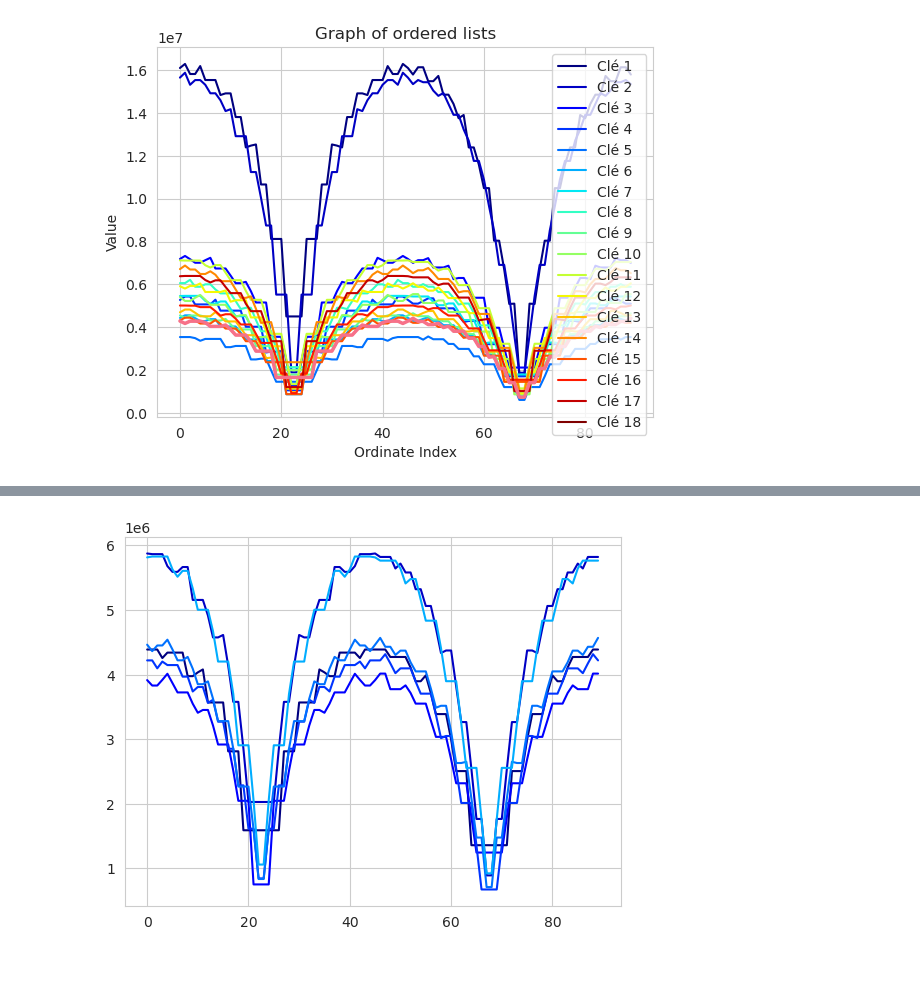
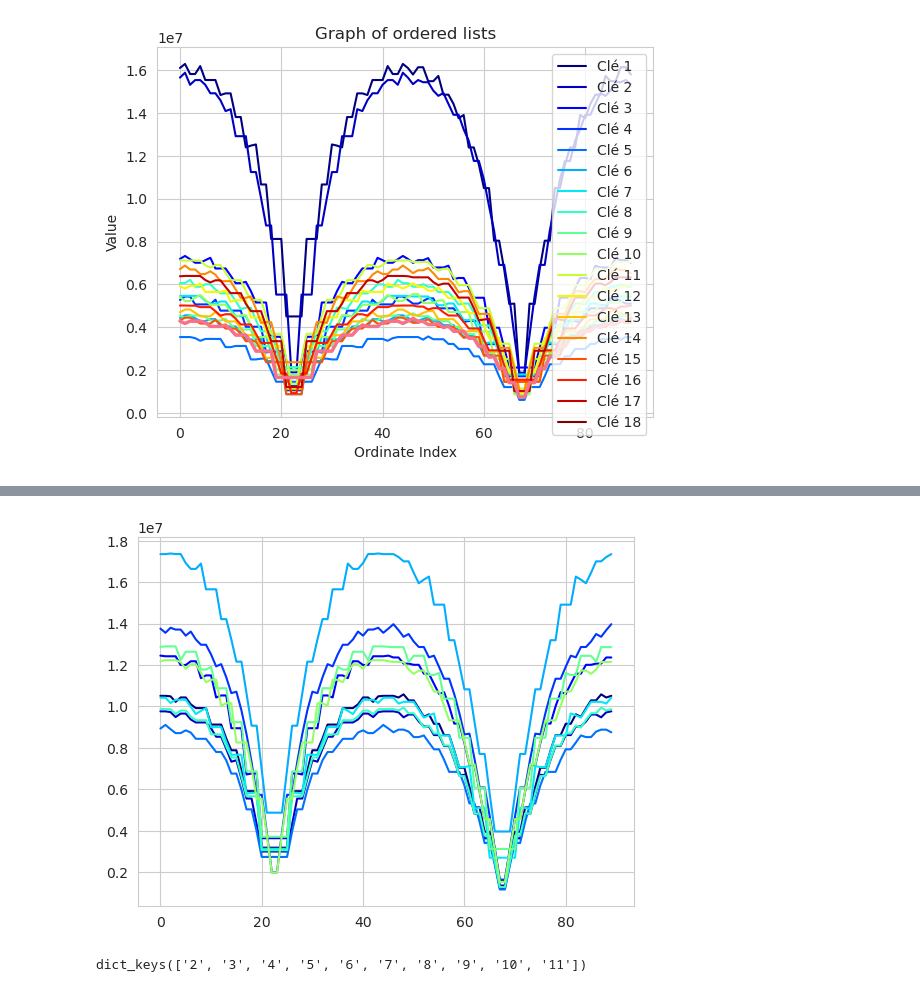
Before and after one commit to MontpellierRessourcesImagerie/psf-analysis, a Jupyter notebook: Plots_PSF.ipynb, the cells around one changed output, grey strips where cells are left out. Saved outputs shown, nothing was run; the diff lists cells and outputs as text; code cells hidden in the pictures.

```diff
--- a/Plots_PSF.ipynb
+++ b/Plots_PSF.ipynb
@@ -89,40 +89,44 @@ Ignoring `palette` because no `hue` variable has been assigned.
 import json
 import plotly.graph_objs as go
 
-path = '/home/shaswati/Documents/PSF/63x-confocal-ok/plots/radial_profiles_02.json'
+path = '/home/shaswati/Documents/PSF/63x-confocal-ok/plots/radial_profiles_10.json'
 with open(path, 'r') as f:
     data = json.load(f)
 
 # `data` is a dictionary with integers as keys and lists of integers as values
 
 # Preparing data for the graph
-x_values = range(len(data['1'])) # The abscissa are simply the rank of each ordinate
+x_values = range(len(data['2'])) # The abscissa are simply the rank of each ordinate
 y_values = [data[key] for key in data.keys()]
 
 #Creating the graph
 for (key, y_values), color in zip(data.items(), colors):
     x_values = range(len(y_values)) # The abscissa are simply the rank of each ordinate
     plt.plot(x_values, y_values, color=color,label=f"Clé {key}")
 
 #Creating the graph
 fig = go.Figure()
 for (key, y_values) in data.items():
     fig.add_trace(go.Scatter(x=list(x_values), y=y_values, mode='lines', name=f"Clé {key}"))
 
 
 fig.update_layout(
     title='Graph of ordered lists',
     xaxis_title='Ordinate Index',
     yaxis_title='Value',
     legend=dict(
         yanchor="top",
         y=0.99,
         xanchor="left",
         x=0.01
     )
 )
 
 fig.show()
 # %% [output]
 [interactive output not drawn]
-[figure, old version]
+[figure, new version]
+# %%
+print(data.keys())
+# %% [output]
+dict_keys(['2', '3', '4', '5', '6', '7', '8', '9', '10', '11'])
```
Also changed, not shown: 2 other files.
